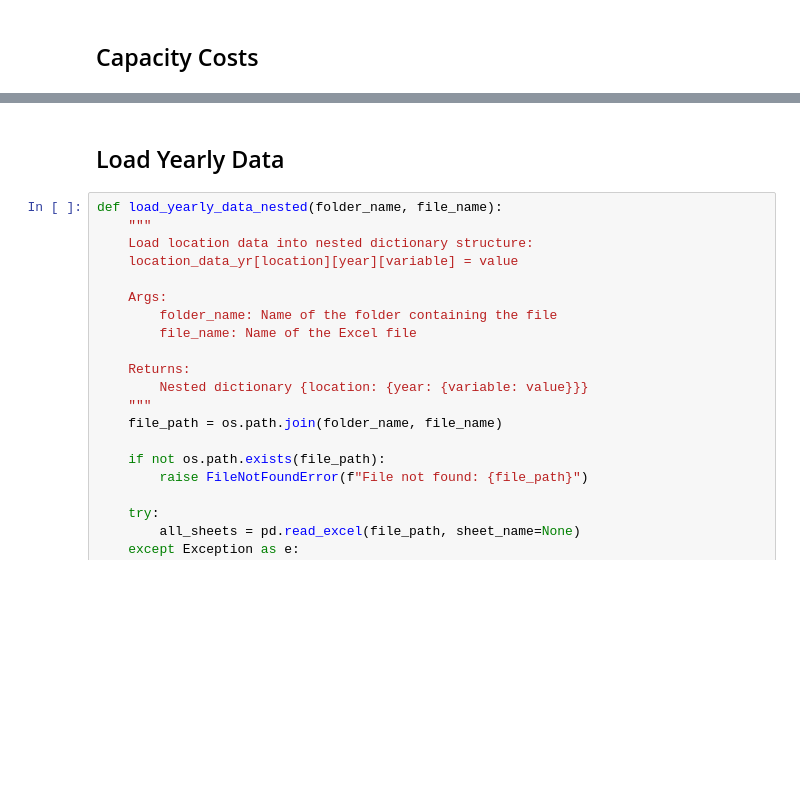
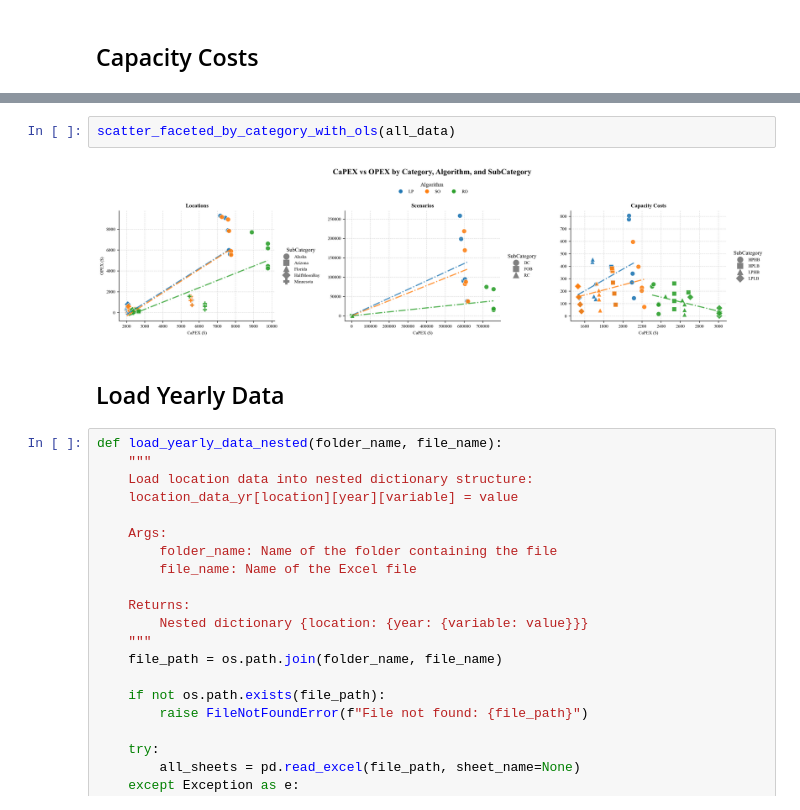
Before and after one commit to ARResearchCC/Capacity_Algo, a Jupyter notebook: Plots.ipynb, the cells around one changed output, grey strips where cells are left out. Cells and saved outputs as stored; diff of their text form; blank space fills up the shorter version.

```diff
--- a/Plots.ipynb
+++ b/Plots.ipynb
@@ -532,3 +536,7 @@ create_dual_axis_break_plot(all_data)
+# %%
+scatter_faceted_by_category_with_ols(all_data)
+# %% [output]
+[figure, added]
 # %% [markdown]
 ## Load Yearly Data
 # %%
```
Also changed, not shown: parts of 17 cells of this notebook, 1 other file.
